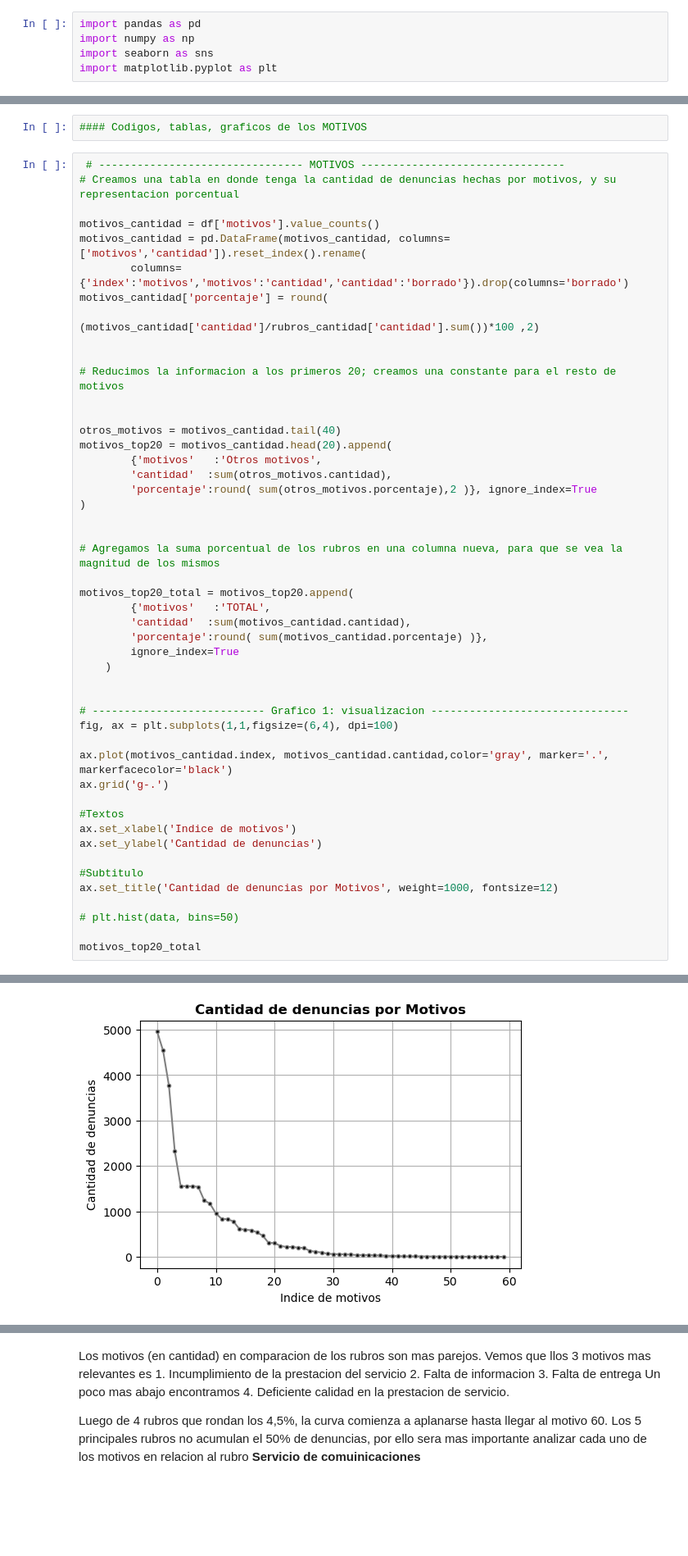
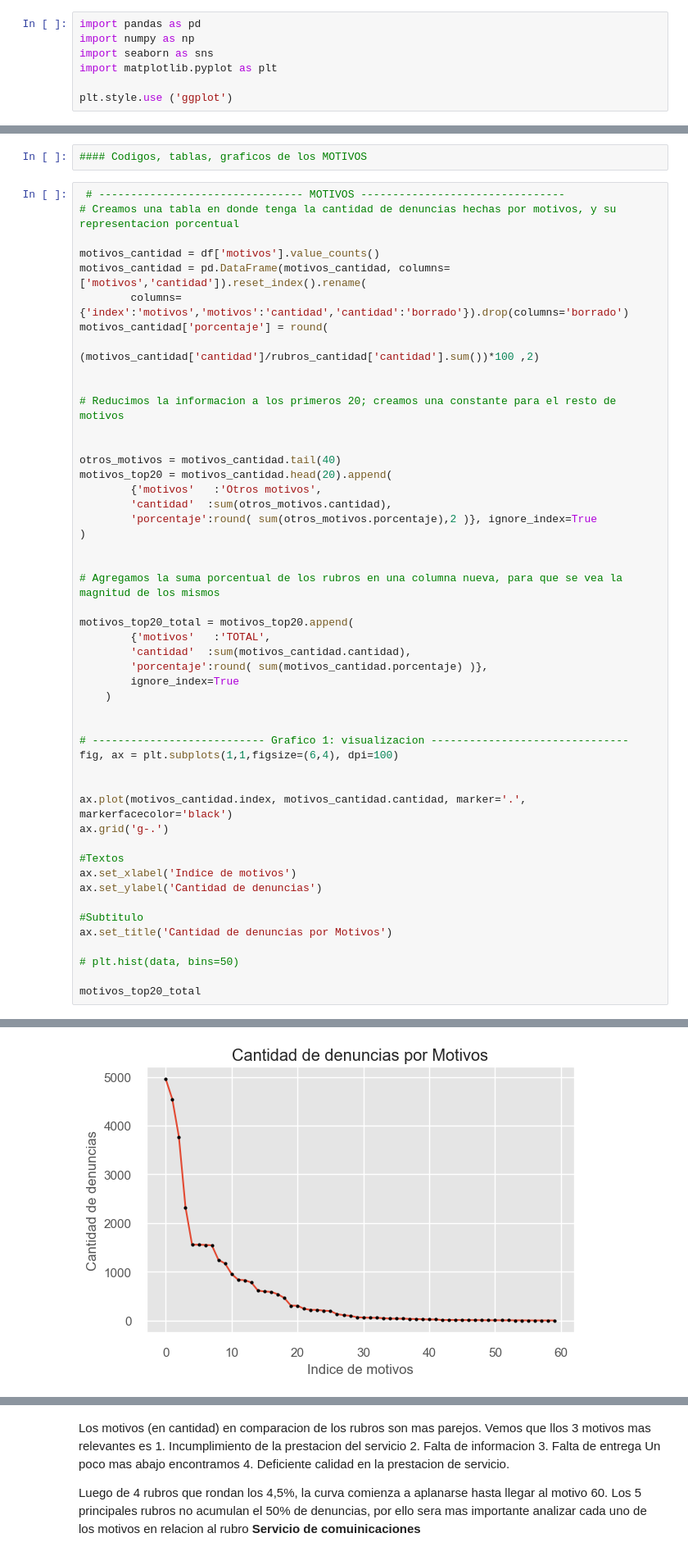
Before and after one commit to romenter/analisis-denuncias-sc, a Jupyter notebook: main.ipynb, the cells around one changed output, grey strips where cells are left out. Shown at 82% size. Drawn from its saved outputs; the diff is of its cells as text; blank space fills up the shorter version.

```diff
--- a/main.ipynb
+++ b/main.ipynb
@@ -31,6 +31,8 @@ import pandas as pd
 import numpy as np
 import seaborn as sns
 import matplotlib.pyplot as plt
+
+plt.style.use ('ggplot')
 # %% [markdown]
 En nuestra tabla principal tenemos los siguientes conceptos: **denuncias_id, fecha, comuna, motivo_denuncia, rubro**
 
@@ -344,38 +348,39 @@ motivos_top20_total = motivos_top20.append(
 # --------------------------- Grafico 1: visualizacion -------------------------------
 fig, ax = plt.subplots(1,1,figsize=(6,4), dpi=100)
 
-ax.plot(motivos_cantidad.index, motivos_cantidad.cantidad,color='gray', marker='.', markerfacecolor='black')
+
+ax.plot(motivos_cantidad.index, motivos_cantidad.cantidad, marker='.', markerfacecolor='black')
 ax.grid('g-.')
 
 #Textos
 ax.set_xlabel('Indice de motivos')
 ax.set_ylabel('Cantidad de denuncias')
 
 #Subtitulo
-ax.set_title('Cantidad de denuncias por Motivos', weight=1000, fontsize=12)
+ax.set_title('Cantidad de denuncias por Motivos')
 
 # plt.hist(data, bins=50)
 
 motivos_top20_total
 # %% [output]
 |  | motivos | cantidad | porcentaje |
 | 0 | Incumplimiento total de la presta... | 4956 | 15.00 |
 | 1 | Falta de Informacion | 4542 | 13.74 |
 | 2 | Falta de Entrega del bien | 3769 | 11.40 |
 | 3 | Deficiente calidad en la prestaci... | 2324 | 7.03 |
 | 4 | Falta de cumplimento garantia pos... | 1556 | 4.71 |
 | 5 | Cumplimiento parcial o defectuoso... | 1555 | 4.70 |
 | 6 | Producto no funciona | 1551 | 4.69 |
 | 7 | Demora en la entrega del bien | 1543 | 4.67 |
 | 8 | Clausulas abusivas o no convenidas | 1245 | 3.77 |
 | 9 | Falta de procesamiento de baja de... | 1170 | 3.54 |
 | ... | ... | ... | ... |
 | 17 | Entrega Defectuosa | 540 | 1.63 |
 | 18 | No reconocimiento de pagos | 463 | 1.40 |
 | 19 | Cobro de gastos de entrega no inf... | 305 | 0.92 |
 | 20 | Otros motivos | 2338 | 7.07 |
 | 21 | TOTAL | 33050 | 100.00 |
-[figure, old version]
+[figure, new version]
 # %%
 # --------------- Grafico de torta de los 4 rubros mas relevantes ------------------------
 
```
Also changed, not shown: parts of 15 cells of this notebook.
